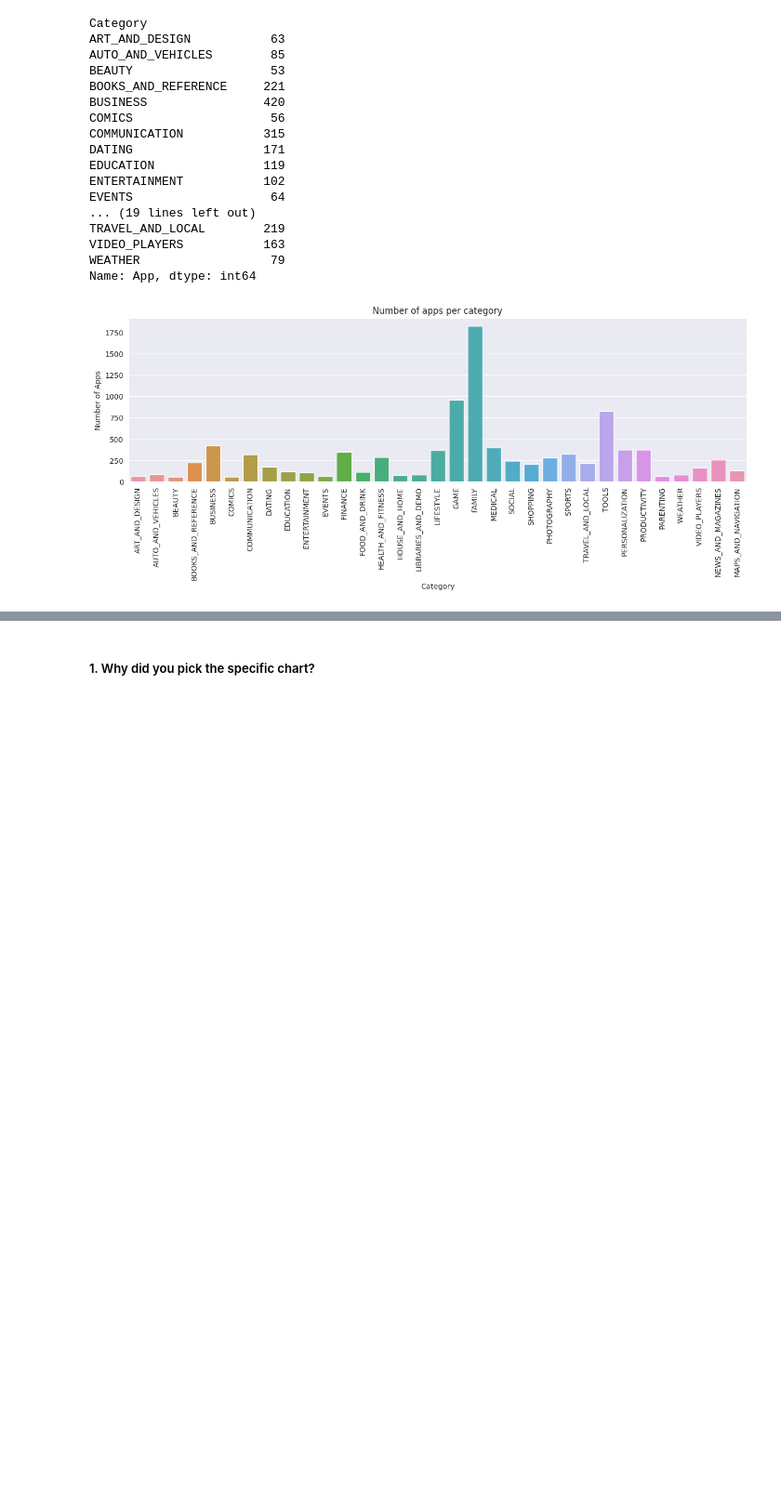
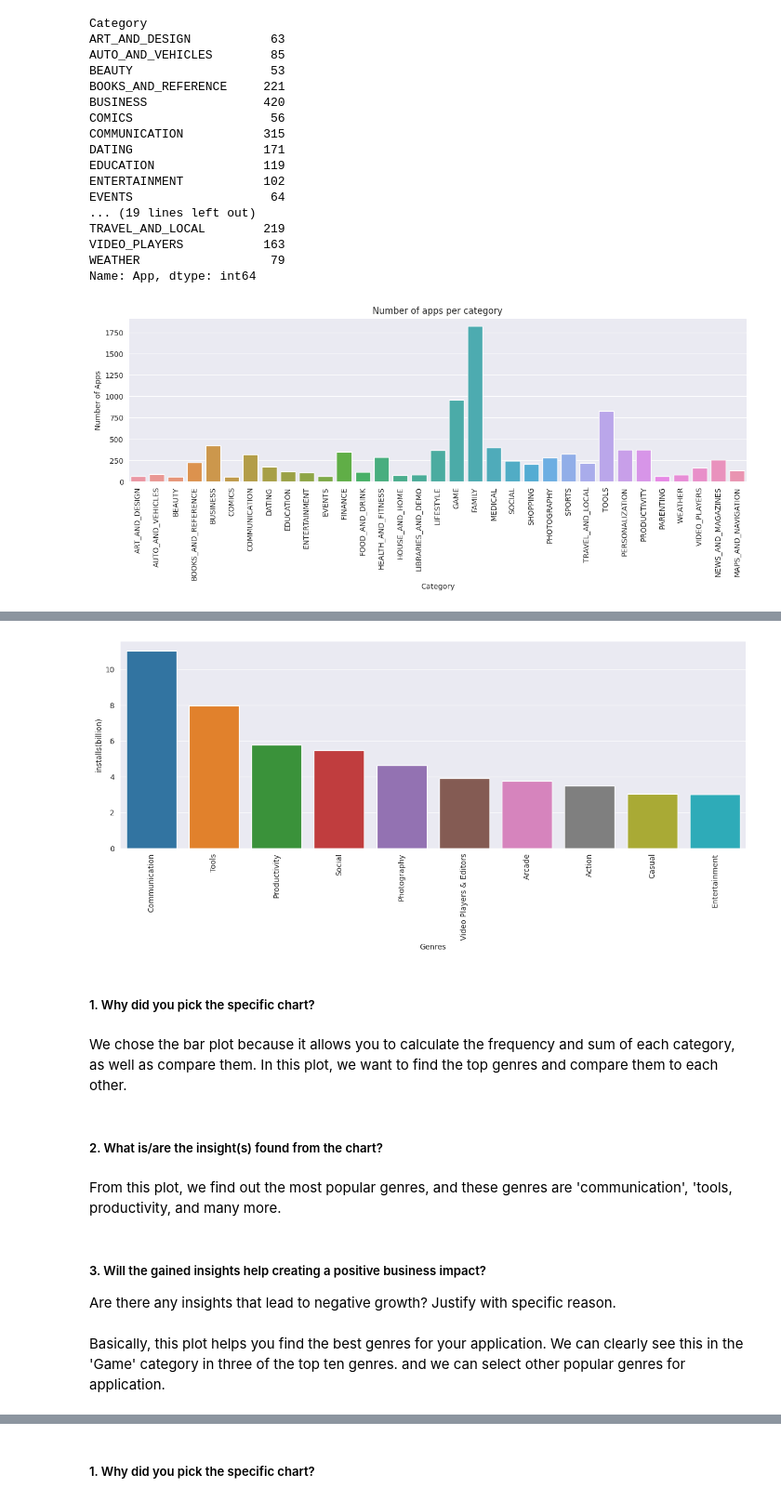
Before and after one commit to Vijaysiraw/Play_store_EDA_project, a Jupyter notebook: Play_Store_Project.ipynb, the cells around one changed output, grey strips where cells are left out. Shown at 93% size. Drawn from its saved outputs; the diff is of its cells as text; code cells hidden in the pictures; blank space fills up the shorter version.

```diff
--- a/Play_Store_Project.ipynb
+++ b/Play_Store_Project.ipynb
@@ -689,0 +706,4 @@ plt.show()
+# %%
+# Chart - 2 visualization code
+#sort the data according to genres
+top_10_gen=round((df.groupby('Genres')['Installs'].sum()/1000000000).sort_values(ascending=False).reset_index().head(10),2)
@@ -689,0 +725,23 @@ plt.show()
+# %%
+#check top 10 genres in play store data
+plt=reload(plt)
+plt.figure(figsize=(15,5))
+sns.barplot(x='Genres',y='Installs',data=top_10_gen)
+plt.ylabel('installs(billion)')
+plt.xticks(rotation=90)
+plt.show()
+# %% [output]
+[figure, added]
+# %% [markdown]
+##### 1. Why did you pick the specific chart?
+# %% [markdown]
+We chose the bar plot because it allows you to calculate the frequency and sum of each category, as well as compare them. In this plot, we want to find the top genres and compare them to each other.
+# %% [markdown]
+##### 2. What is/are the insight(s) found from the chart?
+# %% [markdown]
+From this plot, we find out the most popular genres, and these genres are 'communication', 'tools, productivity, and many more.
+# %% [markdown]
+##### 3. Will the gained insights help creating a positive business impact?
+Are there any insights that lead to negative growth? Justify with specific reason.
+# %% [markdown]
+Basically, this plot helps you find the best genres for your application. We can clearly see this in the 'Game' category in three of the top ten genres. and we can select other popular genres for application.
```
Also changed, not shown: parts of 32 cells of this notebook.
